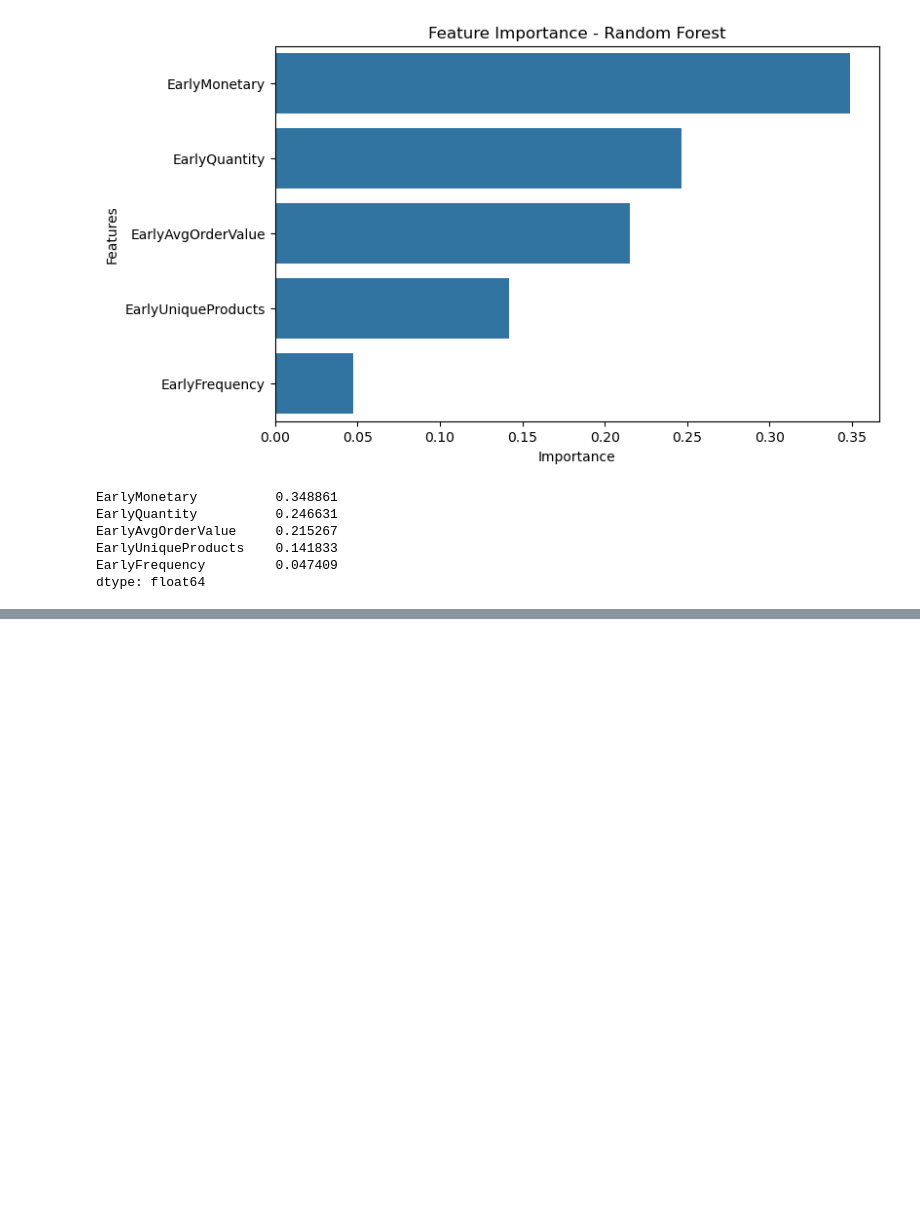
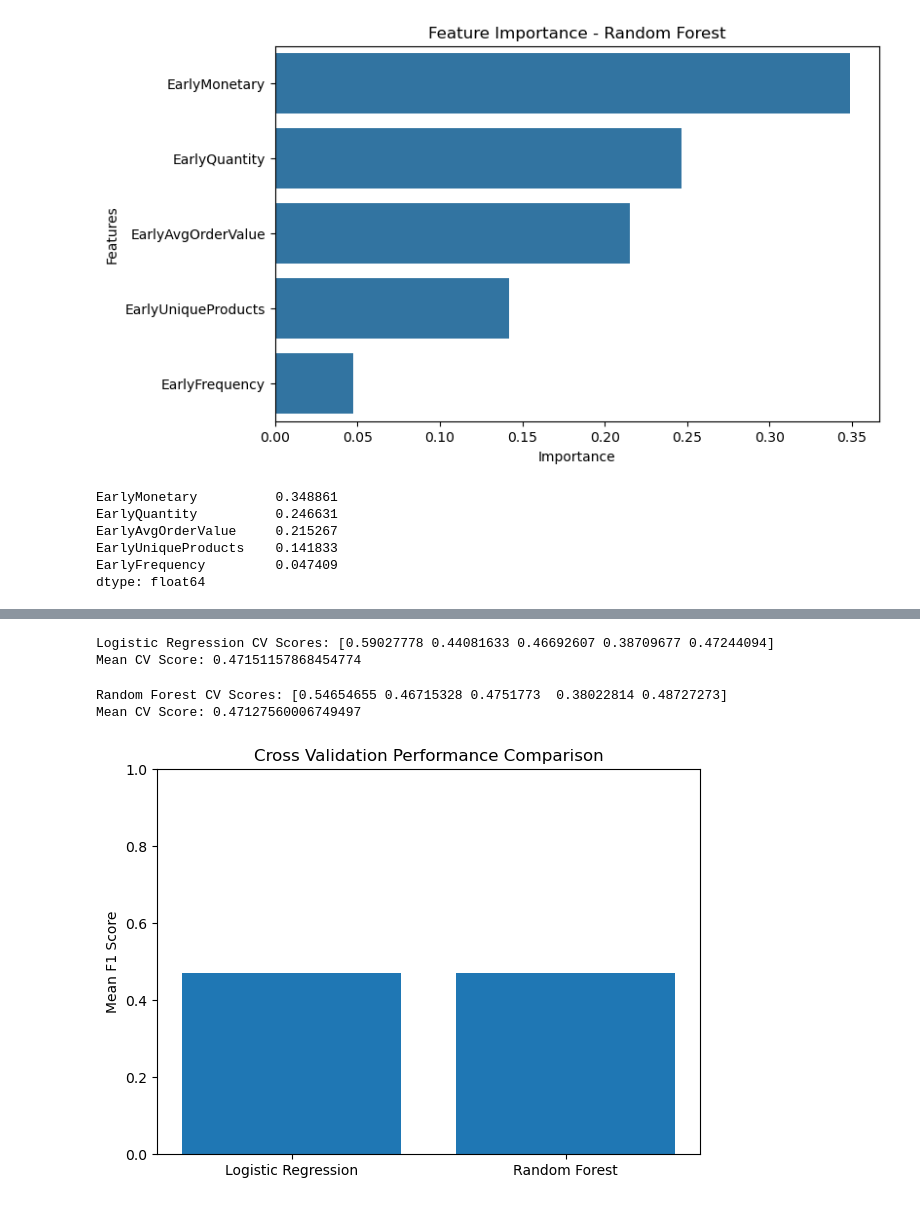
Before and after one commit to kemalUludag/dsa210-project, a Jupyter notebook: ml_modeling.ipynb, the cells around one changed output, grey strips where cells are left out. Saved outputs shown, nothing was run; the diff lists cells and outputs as text; code cells hidden in the pictures; blank space fills up the shorter version.

```diff
--- a/ml_modeling.ipynb
+++ b/ml_modeling.ipynb
@@ -288,0 +347,48 @@ dtype: float64
+# %%
+# Cross-validation for Logistic Regression
+
+cv_scores_log = cross_val_score(
+    log_model,
+    X,
+    y,
+    cv=5,
+    scoring='f1'
+)
+
+print("Logistic Regression CV Scores:", cv_scores_log)
+print("Mean CV Score:", cv_scores_log.mean())
+# %% [output]
+Logistic Regression CV Scores: [0.59027778 0.44081633 0.46692607 0.38709677 0.47244094]
+Mean CV Score: 0.47151157868454774
+# %%
+# Cross-validation for Random Forest
+
+cv_scores_rf = cross_val_score(
+    rf_model,
+    X,
+    y,
+    cv=5,
+    scoring='f1'
+)
+
+print("Random Forest CV Scores:", cv_scores_rf)
+print("Mean CV Score:", cv_scores_rf.mean())
+# %% [output]
+Random Forest CV Scores: [0.54654655 0.46715328 0.4751773  0.38022814 0.48727273]
+Mean CV Score: 0.47127560006749497
+# %%
+models = ["Logistic Regression", "Random Forest"]
+scores = [cv_scores_log.mean(), cv_scores_rf.mean()]
+
+plt.figure(figsize=(7,5))
+
+plt.bar(models, scores)
+
+plt.ylabel("Mean F1 Score")
+plt.title("Cross Validation Performance Comparison")
+
+plt.ylim(0,1)
+
+plt.show()
+# %% [output]
+[figure, added]
```
Also changed, not shown: parts of 16 cells of this notebook.
